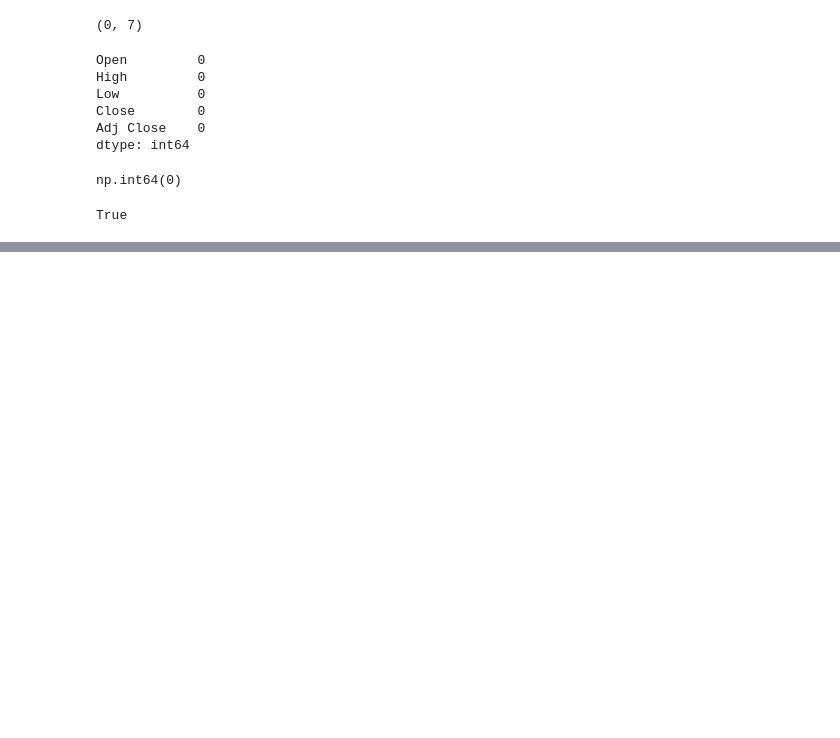
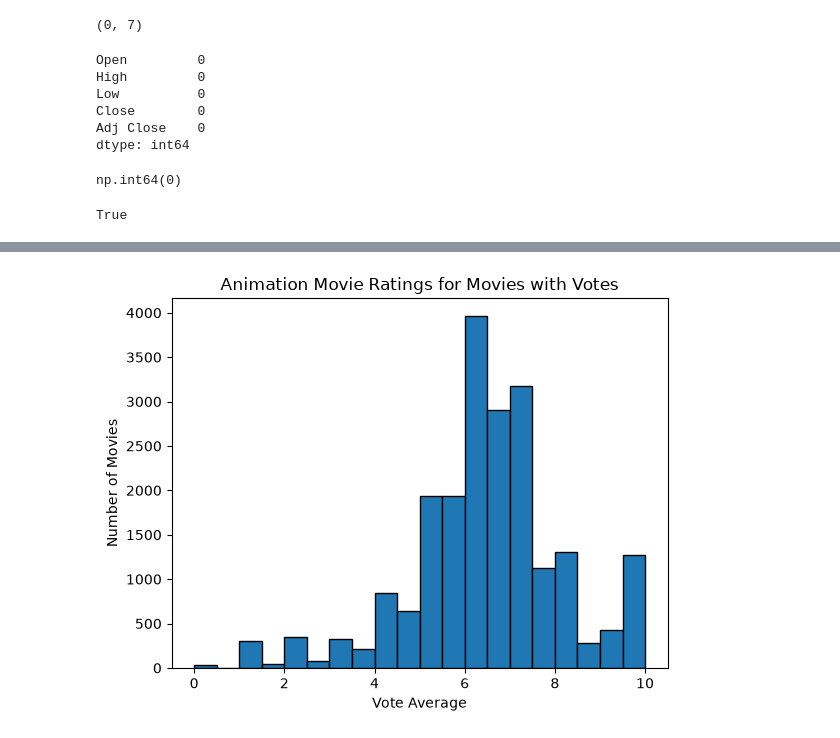
Before and after one commit to egarr831/EGarrison_ModC_Milestone1_Weeks1-6, a Jupyter notebook: Week1.ipynb, the cells around one changed output, grey strips where cells are left out. Drawn from its saved outputs; the diff is of its cells as text; code cells hidden in the pictures; blank space fills up the shorter version.

```diff
--- a/Week1.ipynb
+++ b/Week1.ipynb
@@ -1064,0 +1110,17 @@ True
+# %%
+rated_animation = df1_animation[
+    df1_animation["vote_count"] > 0
+]
+
+plt.hist(
+    rated_animation["vote_average"],
+    bins=20,
+    edgecolor="black"
+)
+
+plt.xlabel("Vote Average")
+plt.ylabel("Number of Movies")
+plt.title("Animation Movie Ratings for Movies with Votes")
+plt.show()
+# %% [output]
+[figure, added]
```
Also changed, not shown: parts of 22 cells of this notebook.
